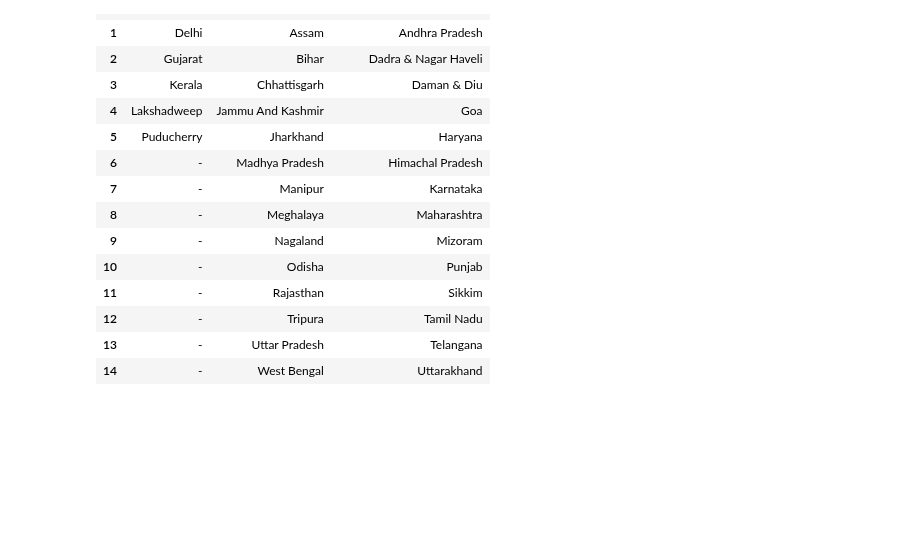
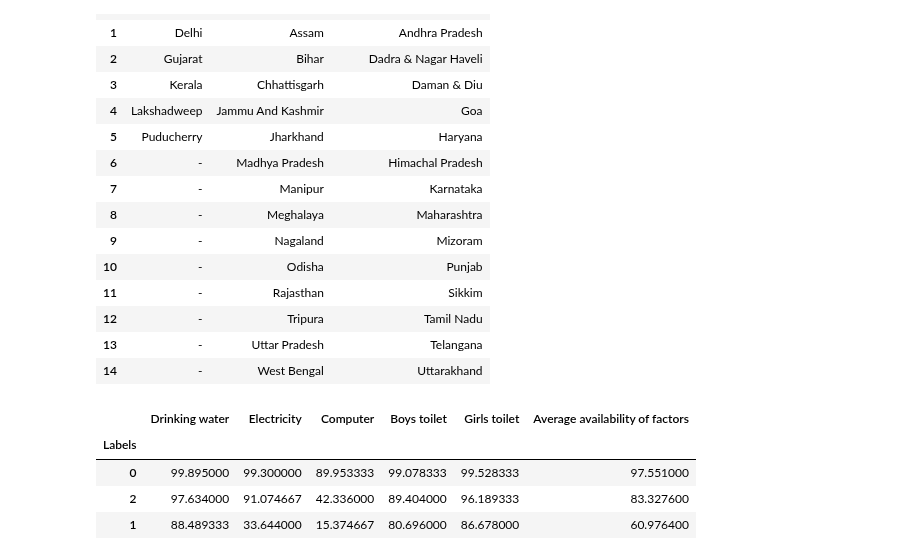
Before and after one commit to AnupamMisra/Data-science-projects, a Jupyter notebook: Education/notebooks/factors.ipynb, the cells around one changed output. Cells and saved outputs as stored; diff of their text form; code cells hidden in the pictures; blank space fills up the shorter version.

Commit message:
tied some lose ends in factors

```diff
--- a/Education/notebooks/factors.ipynb
+++ b/Education/notebooks/factors.ipynb
@@ -117,5 +117,11 @@ clusters.sort_index(axis=1)
 | 14 | - | West Bengal | Uttarakhand |
 # %%
 reqd=result.groupby('Labels')[result.columns[1:-1]].agg('mean')
-reqd['Average availability of factors'] = (reqd[ 'Higher_Secondary_Total']+reqd['Secondary_Total']+reqd['Upper_Primary_Total']+reqd['Primary_Total'])/4
-reqd.sort_values(['Average dropout'], ascending=False).style.background_gradient(cmap='Greens')
+reqd['Average availability of factors'] = (reqd['Drinking water']+reqd['Electricity']+reqd['Boys toilet']+reqd['Computer']+reqd['Girls toilet'])/5
+reqd.sort_values(['Average availability of factors'], ascending=False).style.background_gradient(cmap='Greens')
+# %% [output]
+|  | Drinking water | Electricity | Computer | Boys toilet | Girls toilet | Average availability of factors |
+| Labels |  |  |  |  |  |  |
+| 0 | 99.895000 | 99.300000 | 89.953333 | 99.078333 | 99.528333 | 97.551000 |
+| 2 | 97.634000 | 91.074667 | 42.336000 | 89.404000 | 96.189333 | 83.327600 |
+| 1 | 88.489333 | 33.644000 | 15.374667 | 80.696000 | 86.678000 | 60.976400 |
```
